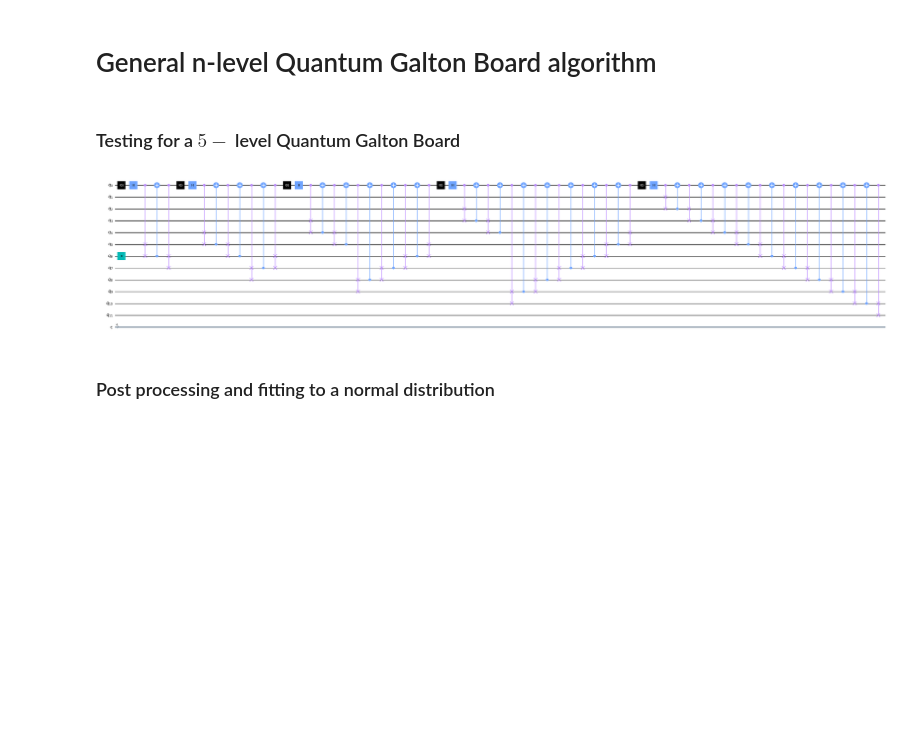
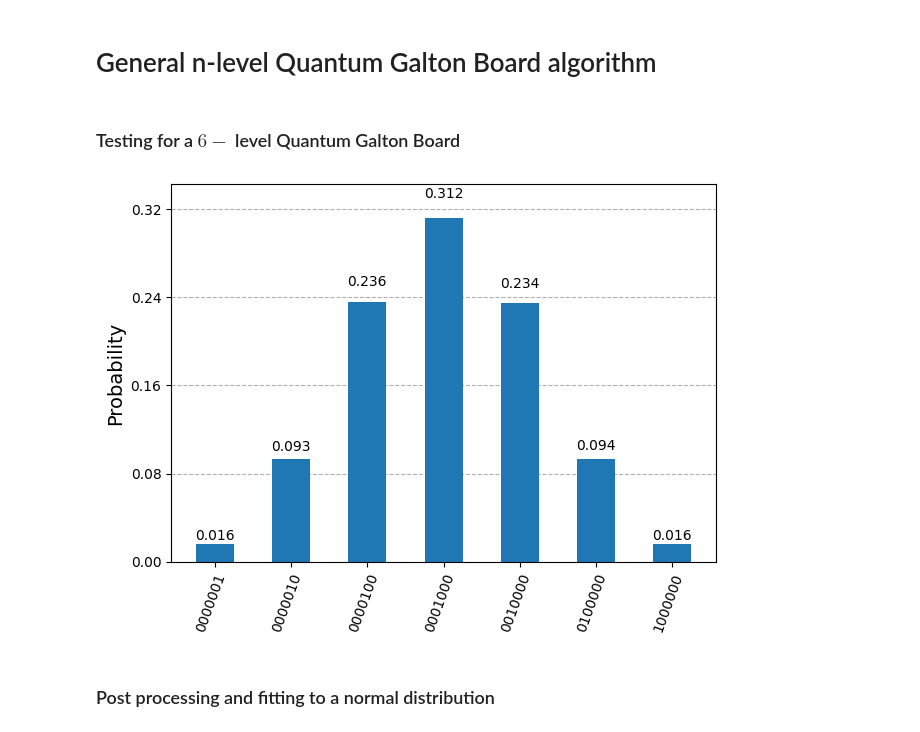
Before and after one commit to virajd98/Q-Plinkers, a Jupyter notebook: Generalized_Galton_Board.ipynb, the cells around one changed output. Saved outputs shown, nothing was run; the diff lists cells and outputs as text; code cells hidden in the pictures; blank space fills up the shorter version.

```diff
--- a/WorkingFile.ipynb
+++ b/Generalized_Galton_Board.ipynb
@@ -137,16 +140,23 @@ def post_process_histogram(memory_bitstrings, block_size):
 
     return memory_bitstrings, block_sums, bin_size
 # %% [markdown]
-### Testing for a $5-$ level Quantum Galton Board
+### Testing for a $6-$ level Quantum Galton Board
 # %%
-qc = galton_box_shifted(5, HGate(), draw=True)
-backend = Aer.get_backend('qasm_simulator')
+qc = galton_box_shifted(6, HGate(), draw=True)
+backend = AerSimulator()
 
 compiled = transpile(qc, backend)
-job = backend.run(compiled, shots=100000, memory=True)
-memory_counts = job.result().get_memory()  # to get the list of 20000 bitstrings in order of experiments/shots
+
+job = backend.run(compiled, shots=100000)
+counts = job.result().get_counts()
+total_shots = sum(counts.values())
+probabilities = {state: count/total_shots for state, count in counts.items()}
+
+plot_histogram(probabilities)
+plt.ylabel('Probability')
+plt.show()
 # %% [output]
-[figure, old version]
+[figure, new version]
 # %% [markdown]
 ### Post processing and fitting to a normal distribution
 # %%
```
Also changed, not shown: parts of 32 cells of this notebook, 11 other files.
